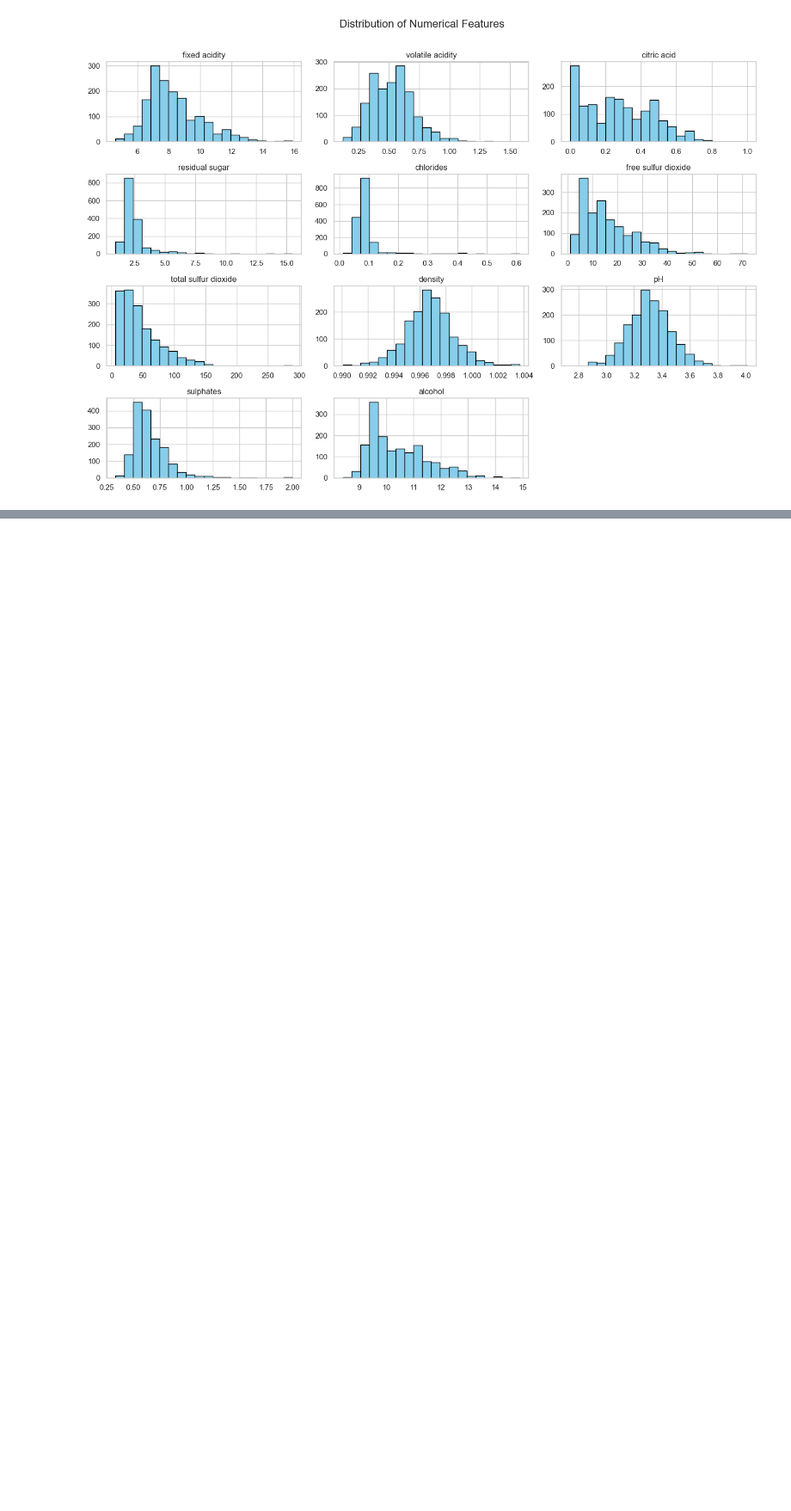
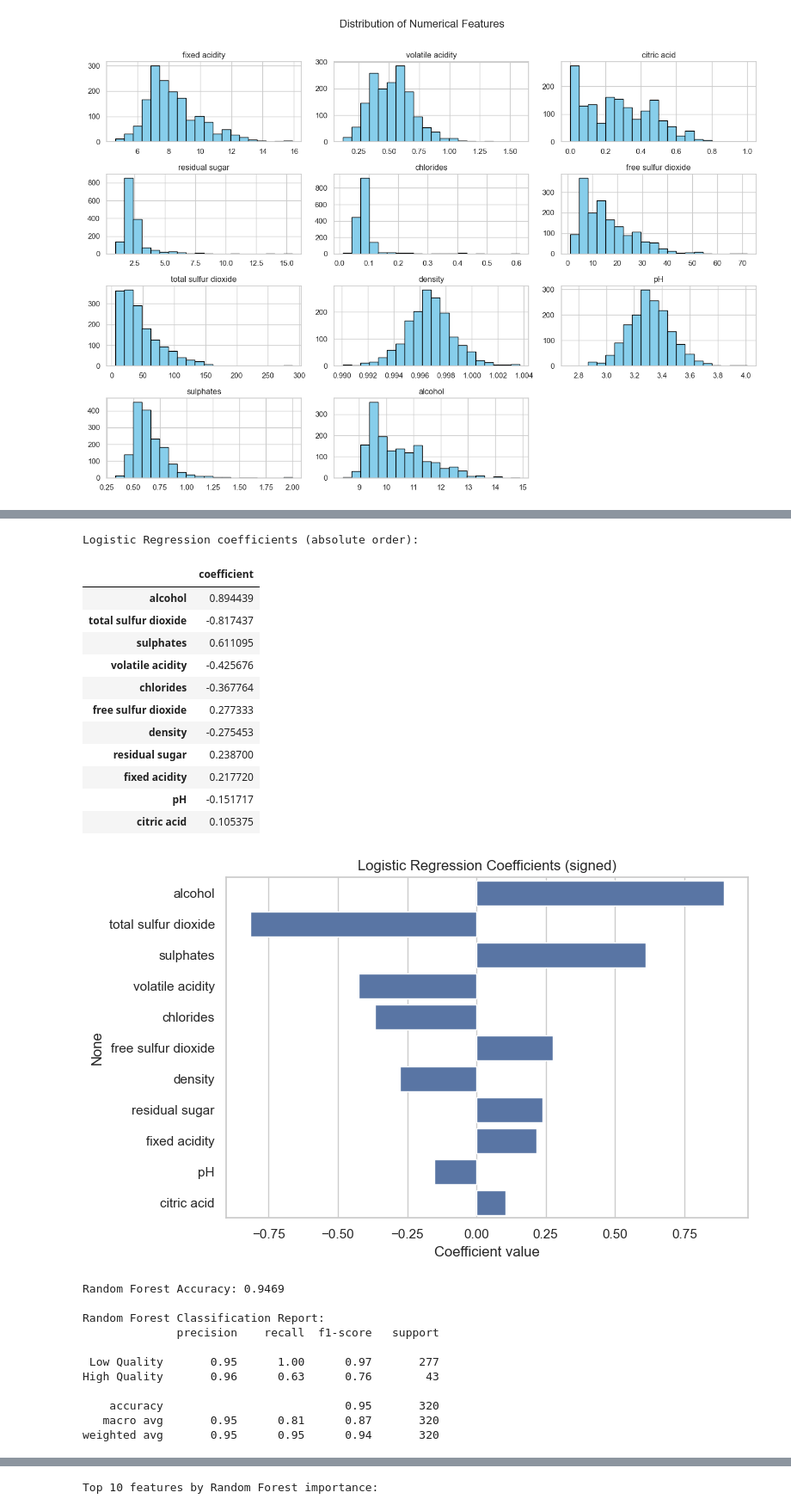
Before and after one commit to izunwaonu/wine-quality-eda, a Jupyter notebook: Assignment1_WineQuality.ipynb, the cells around one changed output, grey strips where cells are left out. Shown: that part at 86% size. Cells and saved outputs as stored; diff of their text form; code cells hidden in the pictures; blank space fills up the shorter version.

```diff
--- a/Assignment1_WineQuality.ipynb
+++ b/Assignment1_WineQuality.ipynb
@@ -171,0 +348,77 @@ plt.show()
+# %%
+# Compare Logistic coefficients and Random Forest feature importances
+import numpy as np
+import pandas as pd
+import matplotlib.pyplot as plt
+import seaborn as sns
+from sklearn.ensemble import RandomForestClassifier
+from sklearn.metrics import accuracy_score, classification_report, confusion_matrix
+
+# 1) Logistic Regression coefficients (we already trained log_reg on scaled data)
+coeffs = pd.Series(log_reg.coef_[0], index=X.columns).sort_values(key=abs, ascending=False)
+print("Logistic Regression coefficients (absolute order):")
+display(coeffs.to_frame(name='coefficient'))
+
+# Plot logistic coefficients
+plt.figure(figsize=(8,5))
+sns.barplot(x=coeffs.values, y=coeffs.index)
+plt.title('Logistic Regression Coefficients (signed)')
+plt.xlabel('Coefficient value')
+plt.tight_layout()
+plt.show()
+
+# 2) Random Forest classifier with class_weight='balanced' (train on raw X)
+rfc = RandomForestClassifier(n_estimators=200, random_state=42, class_weight='balanced')
+rfc.fit(X_train, y_train)
+
+# Predictions and evaluation
+y_pred_rfc = rfc.predict(X_test)
+acc_rfc = accuracy_score(y_test, y_pred_rfc)
+print(f"Random Forest Accuracy: {acc_rfc:.4f}\n")
+print("Random Forest Classification Report:")
+print(classification_report(y_test, y_pred_rfc, target_names=['Low Quality', 'High Quality']))
+
+# Confusion matrix for RFC
+plt.figure(figsize=(5,4))
+sns.heatmap(confusion_matrix(y_test, y_pred_rfc), annot=True, fmt='d', cmap='Blues',
+            xticklabels=['Pred Low', 'Pred High'], yticklabels=['Act Low', 'Act High'])
+plt.title('Random Forest Confusion Matrix')
+plt.show()
+
+# Feature importances (RFC)
+feat_imp = pd.Series(rfc.feature_importances_, index=X.columns).sort_values(ascending=False)
+print("Top 10 features by Random Forest importance:")
+display(feat_imp.head(10).to_frame(name='importance'))
+
+plt.figure(figsize=(8,5))
+sns.barplot(x=feat_imp.values, y=feat_imp.index)
+plt.title('Random Forest Feature Importances')
+plt.xlabel('Importance')
+plt.tight_layout()
+plt.show()
+# %% [output]
+Logistic Regression coefficients (absolute order):
+|  | coefficient |
+| alcohol | 0.894439 |
+| total sulfur dioxide | -0.817437 |
+| sulphates | 0.611095 |
+| volatile acidity | -0.425676 |
+| chlorides | -0.367764 |
+| free sulfur dioxide | 0.277333 |
+| density | -0.275453 |
+| residual sugar | 0.238700 |
+| fixed acidity | 0.217720 |
+| pH | -0.151717 |
+| citric acid | 0.105375 |
+[figure, added]
+Random Forest Accuracy: 0.9469
+
+Random Forest Classification Report:
+              precision    recall  f1-score   support
+
+ Low Quality       0.95      1.00      0.97       277
+High Quality       0.96      0.63      0.76        43
+
+    accuracy                           0.95       320
+   macro avg       0.95      0.81      0.87       320
+weighted avg       0.95      0.95      0.94       320
@@ -171,0 +426 @@ plt.show()
+Top 10 features by Random Forest importance:
```
Also changed, not shown: parts of 12 cells of this notebook, 3 other files.
